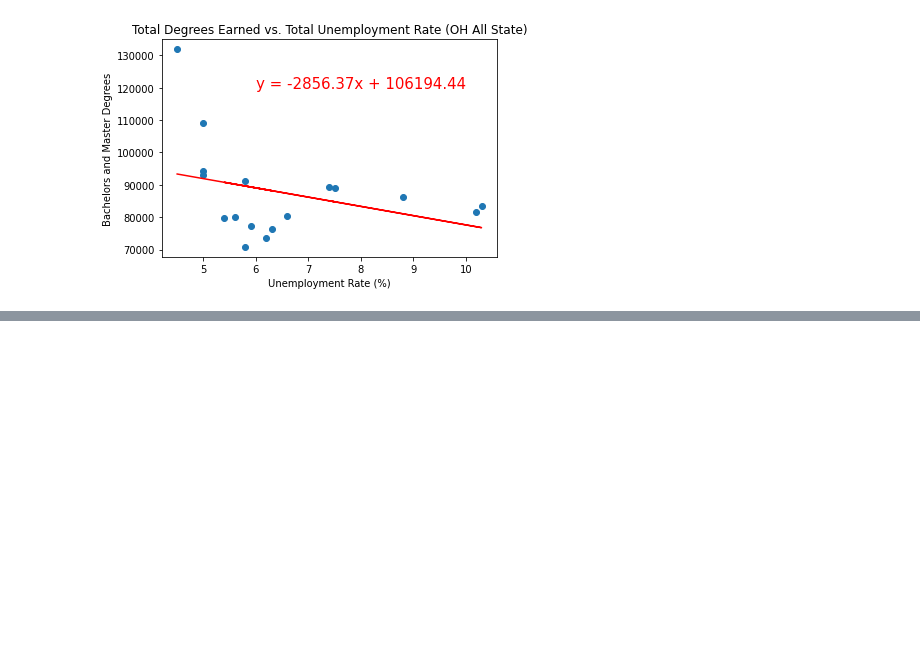
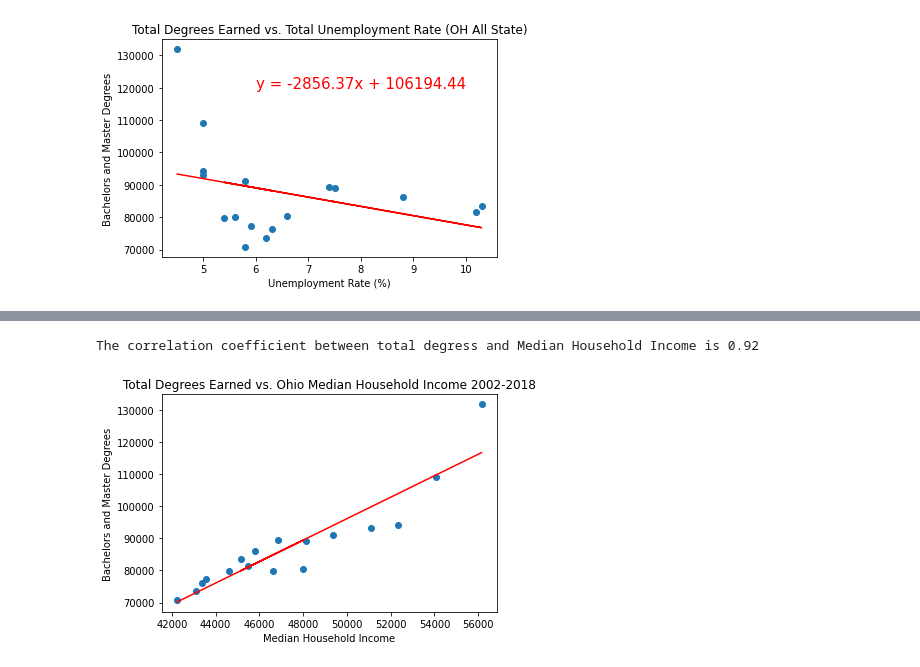
Before and after one commit to AntwonS116/Project-Ohio-College-Analysis, a Jupyter notebook: data.ipynb, the cells around one changed output, grey strips where cells are left out. Cells and saved outputs as stored; diff of their text form; code cells hidden in the pictures; blank space fills up the shorter version.

```diff
--- a/data.ipynb
+++ b/data.ipynb
@@ -514,0 +516,6 @@ The correlation coefficient between total degress and total poverty rate is -0.7
+# %%
+#grabbing data needed for total degrees earned vs median income scatter plot
+
+oh_med = df2[df2["State and County"]== "Ohio"]
+oh_med = oh_med.drop(columns=["State and County", "Poverty Percentage"])
+oh_med.head()
@@ -514,0 +529,17 @@ The correlation coefficient between total degress and total poverty rate is -0.7
+# %%
+x_values = oh_med.iloc[:,1]
+y_values = degs_yr.iloc[:,0]
+(slope, intercept, rvalue, pvalue, stderr) = linregress(x_values, y_values)
+regress_values = x_values * slope + intercept
+line_eq = "y = " + str(round(slope,2)) + "x + " + str(round(intercept,2))
+plt.scatter(x_values,y_values)
+plt.plot(x_values,regress_values,"r-")
+plt.annotate(line_eq,(10.5,120000),fontsize=15,color="red")
+plt.title("Total Degrees Earned vs. Ohio Median Household Income 2002-2018")
+plt.xlabel("Median Household Income")
+plt.ylabel("Bachelors and Master Degrees")
+print(f"The correlation coefficient between total degress and Median Household Income is {round(st.pearsonr(x_values,y_values)[0],2)}")
+plt.show()
+# %% [output]
+The correlation coefficient between total degress and Median Household Income is 0.92
+[figure, added]
```
Also changed, not shown: parts of 4 cells of this notebook, 1 other file.
